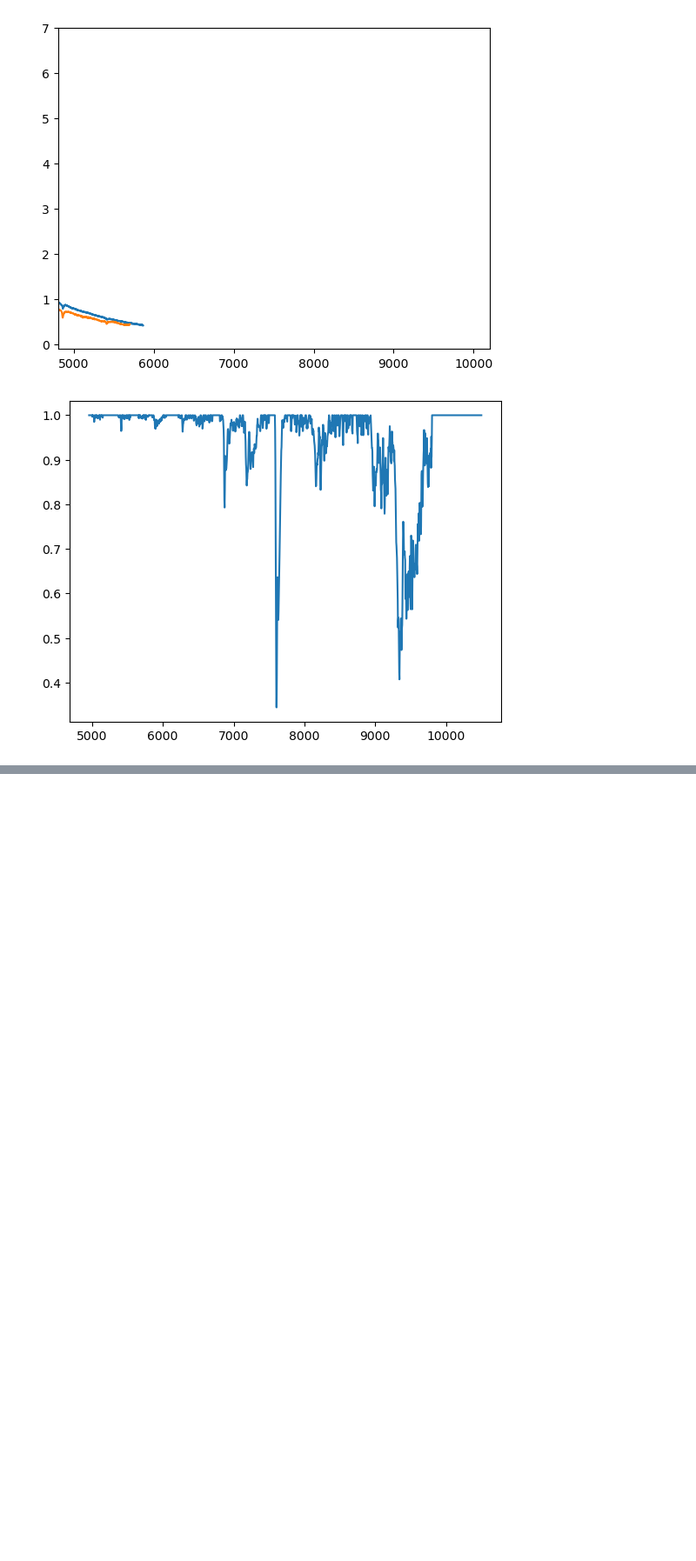
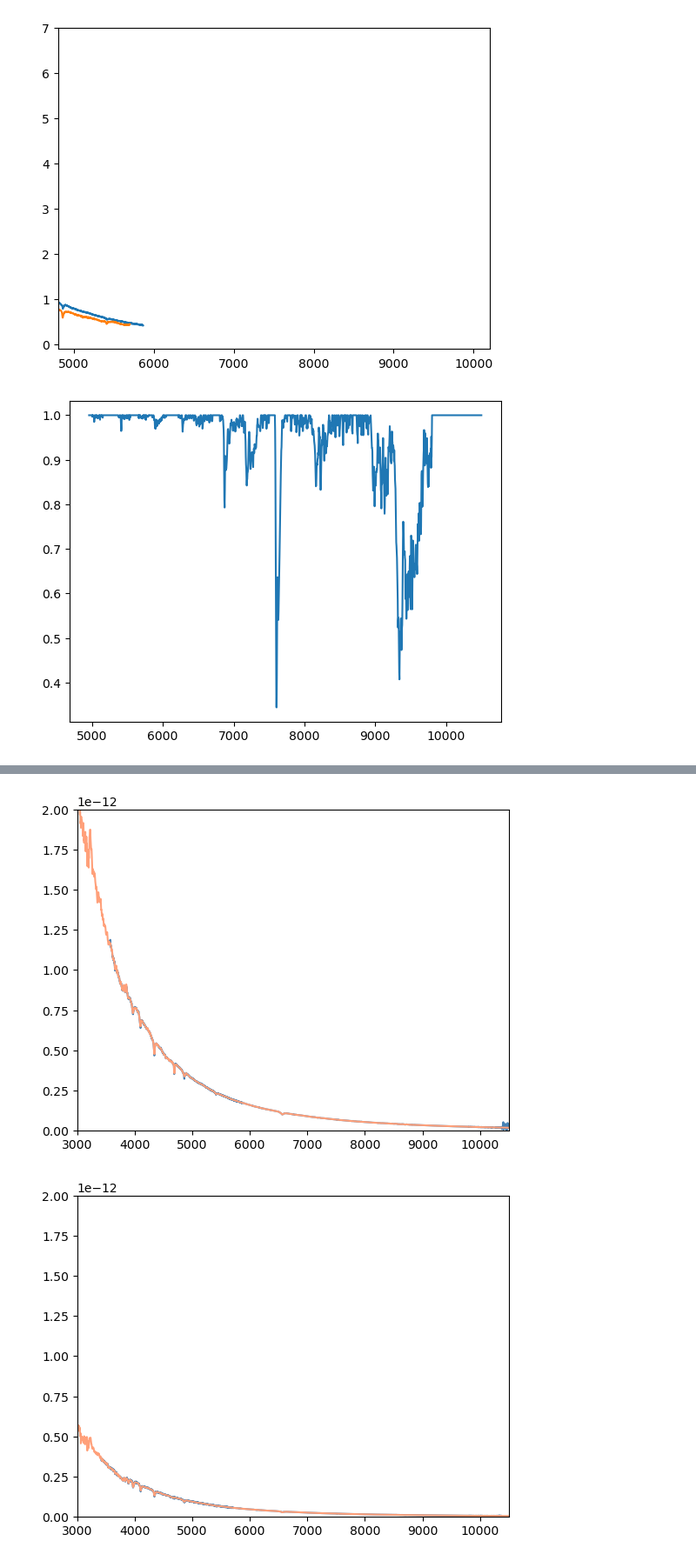
Before and after one commit to LCOGT/banzai-floyds, a Jupyter notebook: characterization_testing/Extraction.ipynb, the cells around one changed output, grey strips where cells are left out. Shown at 87% size. Saved outputs shown, nothing was run; the diff lists cells and outputs as text; code cells hidden in the pictures; blank space fills up the shorter version.

```diff
--- a/characterization_testing/Extraction.ipynb
+++ b/characterization_testing/Extraction.ipynb
@@ -184,3 +188,24 @@ hdu = fits.open(f)
 
 fig = go.Figure(data={'x': hdu[1].data['wavelength'], 'y': hdu[1].data['fluxraw']})
 fig.show()
+# %%
+import pkg_resources
+for spectrum in extracted_spectra:
+    if '0007' in spectrum or '0026' in spectrum:
+        hdu = fits.open(spectrum)
+        data = hdu['SPECTRUM'].data
+        if 'bd' in hdu[0].header['OBJECT'].lower():
+            standard_file = pkg_resources.resource_filename('banzai_floyds', 'data/standards/bdp28d4211.fits')
+        else:
+            standard_file = pkg_resources.resource_filename('banzai_floyds', 'data/standards/feige110.fits')
+        standard_hdu = fits.open(standard_file)
+        for order in [1, 2]:
+            in_order = data['order'] == order
+            pyplot.plot(data['wavelength'][in_order], data['flux'][in_order], color='steelblue')
+        pyplot.plot(standard_hdu[1].data['wavelength'], standard_hdu[1].data['flux'], color='lightsalmon')
+        pyplot.xlim(3000, 10500)
+        pyplot.ylim(0, 2e-12)
+        pyplot.show()
+# %% [output]
+[figure, added]
+[figure, added]
```
Also changed, not shown: parts of 1 cell of this notebook, 14 other files.
